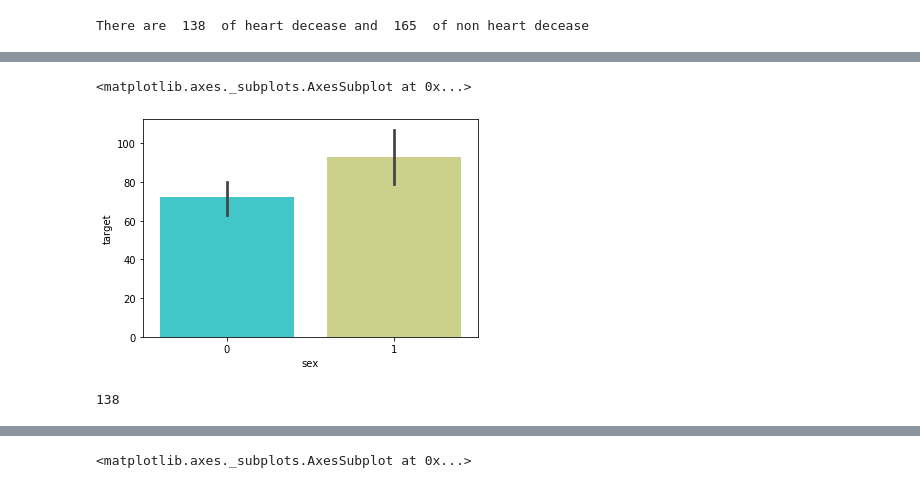
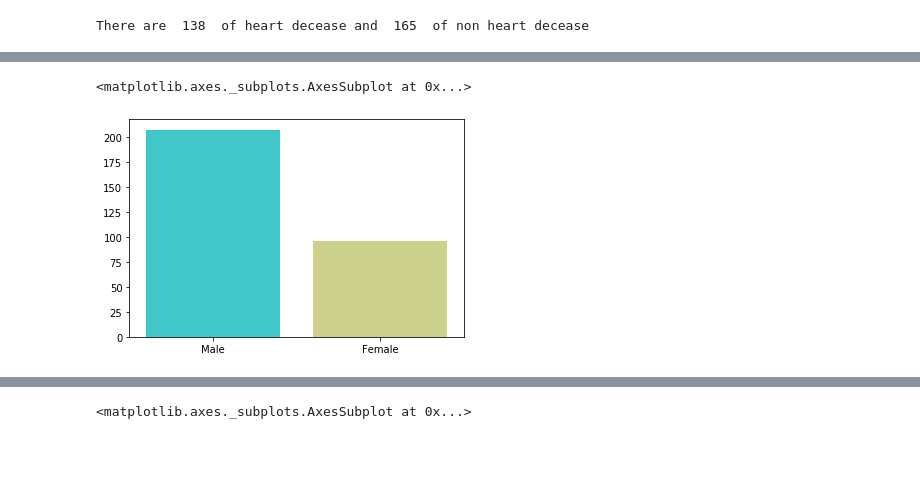
Before and after one commit to Intraraksa/ML-projects, a Jupyter notebook: Heart_Disease.ipynb, the cells around one changed output, grey strips where cells are left out. Saved outputs shown, nothing was run; the diff lists cells and outputs as text; code cells hidden in the pictures; blank space fills up the shorter version.

```diff
--- a/Heart_Disease.ipynb
+++ b/Heart_Disease.ipynb
@@ -110,13 +109,10 @@ def sex_appear(sex):
 df['Sex'] = df['sex'].apply(sex_appear)
 # %%
 # df = df.drop(columns = 'Sex')
-# %%
-sns.barplot(x = 'sex',y = 'target',data = df,estimator=np.sum,palette='rainbow')
-# %% [output]
-<matplotlib.axes._subplots.AxesSubplot at 0x...>
-[figure, removed]
-# %%
-df['sex'][df['target']==0].count()
-# %% [output]
-138
+# %%
+male,female = pd.value_counts(df['sex'])
+sns.barplot(x = ['Male','Female'],y = [male,female],palette='rainbow')
+# %% [output]
+<matplotlib.axes._subplots.AxesSubplot at 0x...>
+[figure, added]
 # %%
```
Also changed, not shown: parts of 22 cells of this notebook.
